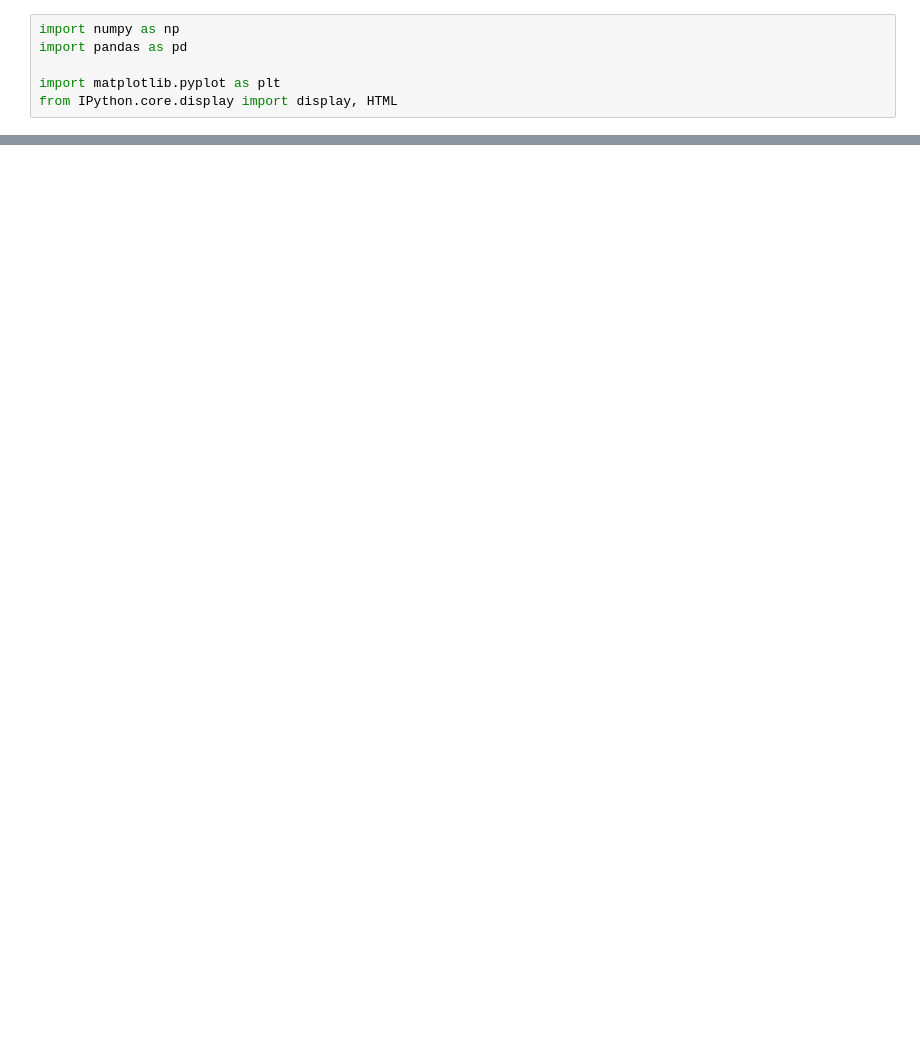
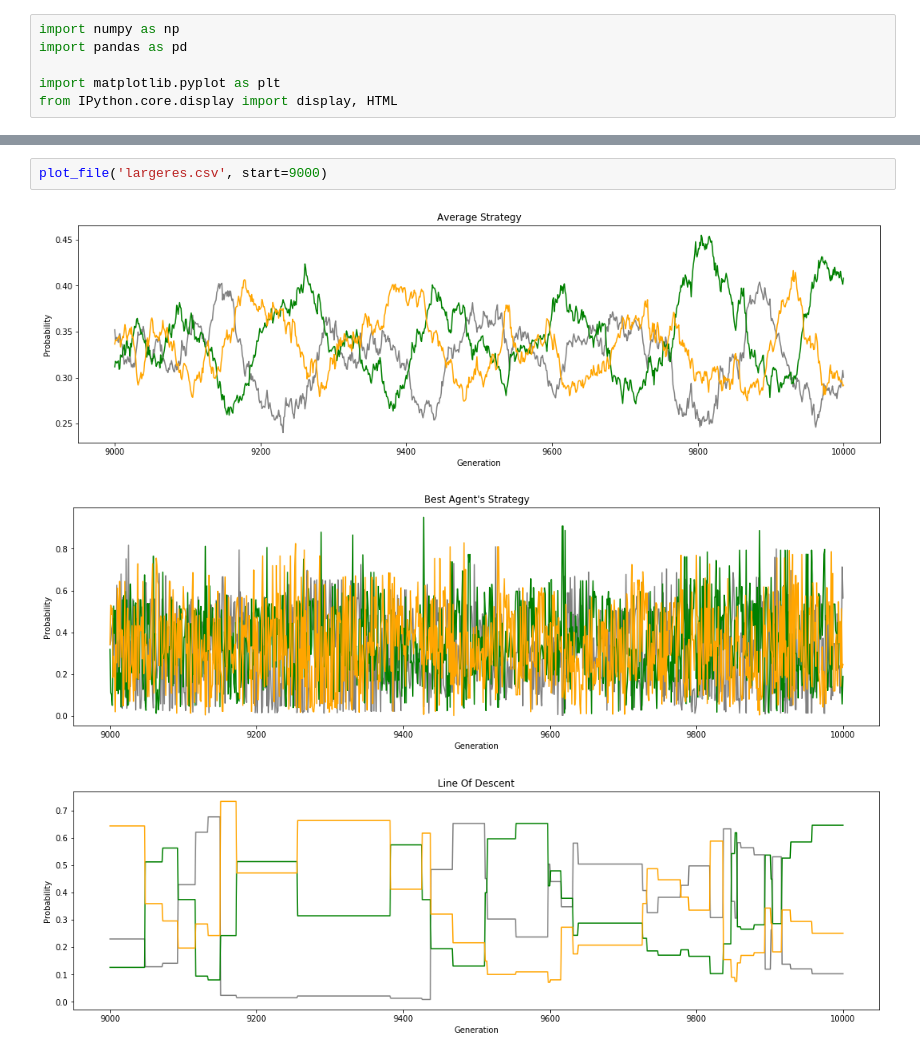
Before and after one commit to jassler/AgentEvolution, a Jupyter notebook: results/RockPaperScissorGames.ipynb, the cells around one changed output, grey strips where cells are left out. Saved outputs shown, nothing was run; the diff lists cells and outputs as text; blank space fills up the shorter version.

```diff
--- a/results/RockPaperScissorGames.ipynb
+++ b/results/RockPaperScissorGames.ipynb
@@ -61,0 +138,6 @@ print(np.dot(genome, matrix))
+# %%
+plot_file('largeres.csv', start=9000)
+# %% [output]
+[figure, added]
+[figure, added]
+[figure, added]
```
Also changed, not shown: parts of 5 cells of this notebook, 10 other files.
